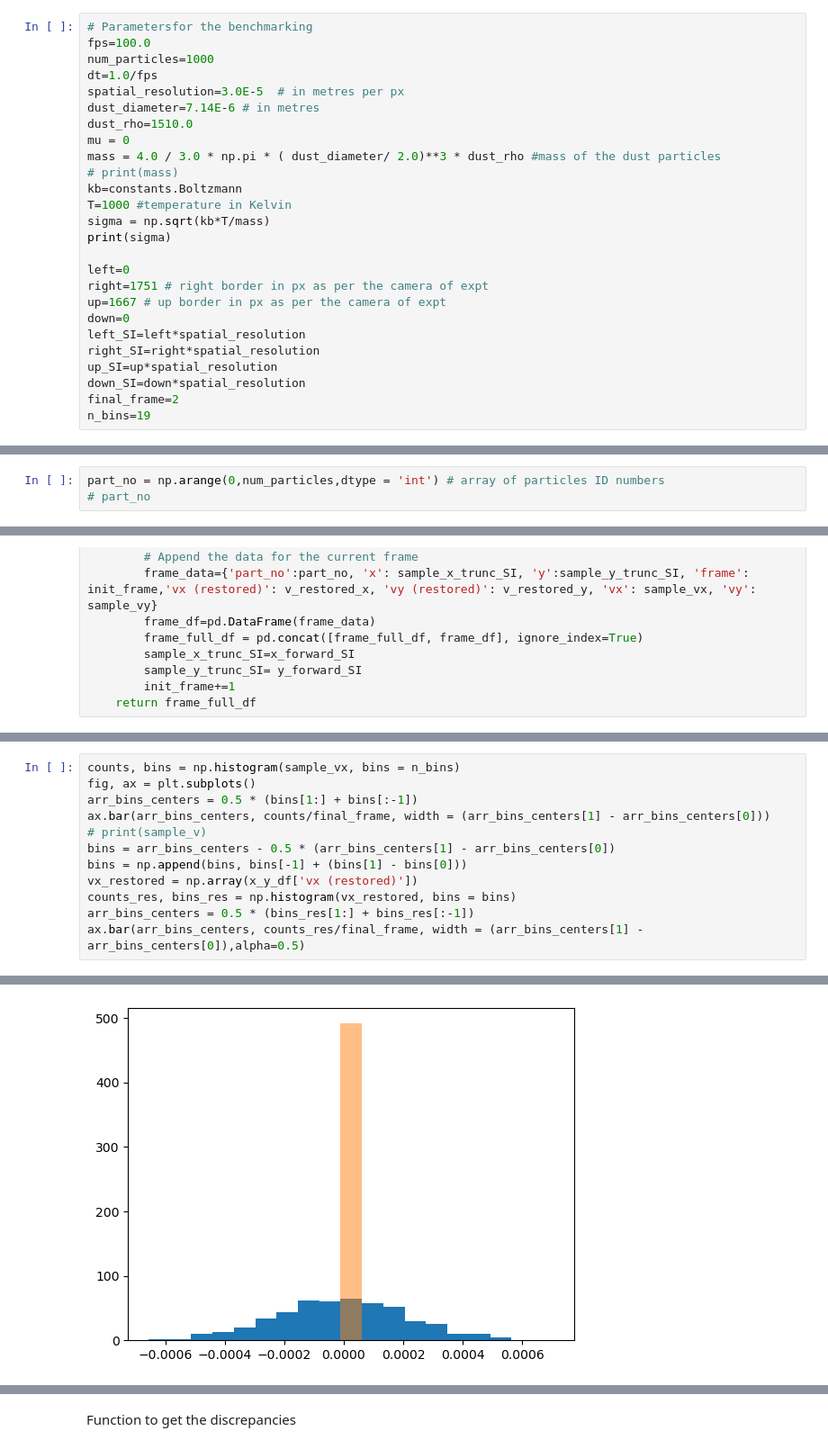
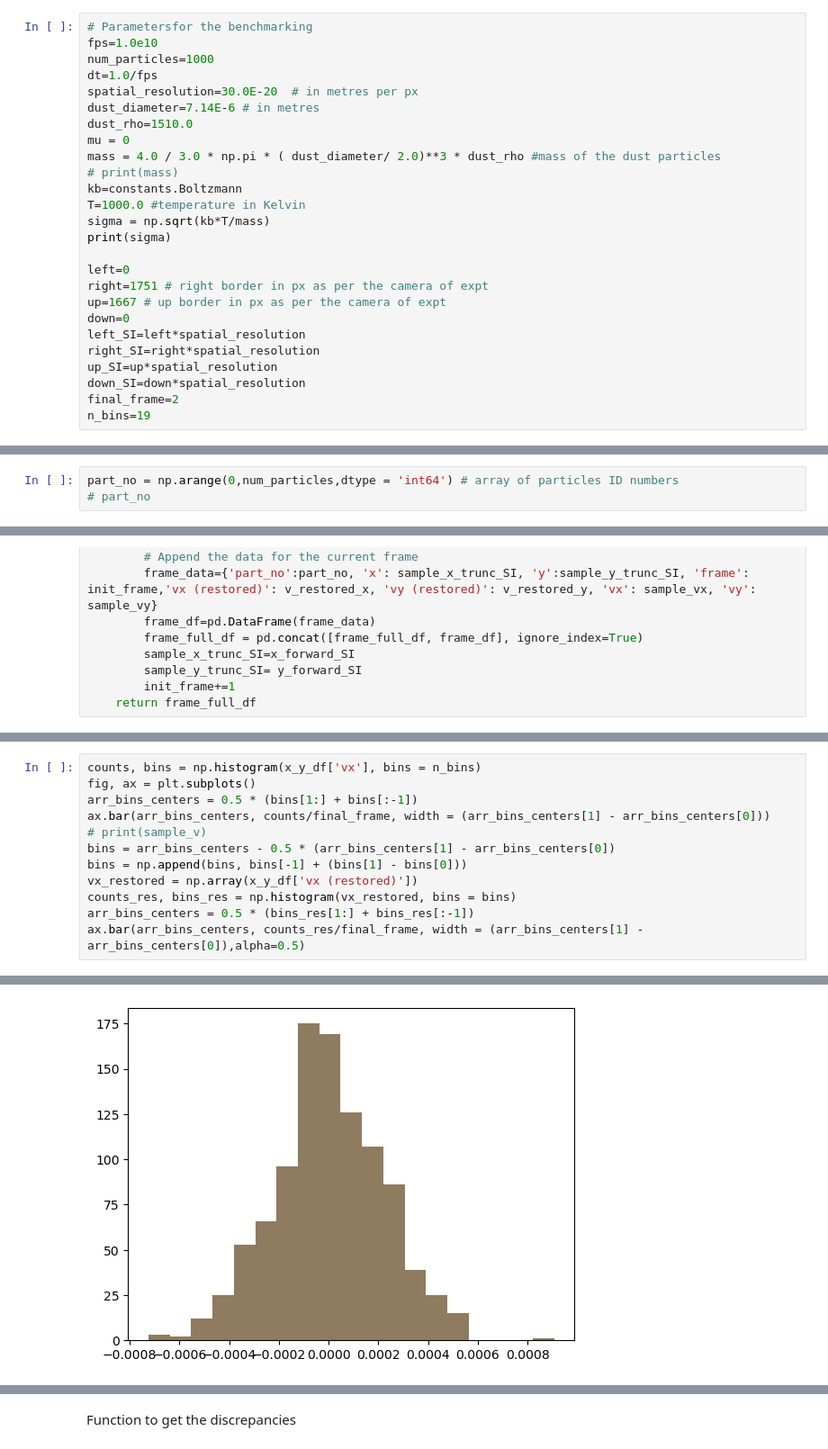
Before and after one commit to ParthM1504/Benchmarking-Dusty-Plasma-Temperature-Code, a Jupyter notebook: Benchmarking.ipynb, the cells around one changed output, grey strips where cells are left out. Shown at 90% size. Saved outputs shown, nothing was run; the diff lists cells and outputs as text.

```diff
--- a/Benchmarking.ipynb
+++ b/Benchmarking.ipynb
@@ -9,17 +9,17 @@ from scipy import constants
 Defining the Variables
 # %%
 # Parametersfor the benchmarking
-fps=100.0
+fps=1.0e10
 num_particles=1000
 dt=1.0/fps
-spatial_resolution=3.0E-5  # in metres per px
+spatial_resolution=30.0E-20  # in metres per px
 dust_diameter=7.14E-6 # in metres
 dust_rho=1510.0
 mu = 0
 mass = 4.0 / 3.0 * np.pi * ( dust_diameter/ 2.0)**3 * dust_rho #mass of the dust particles
 # print(mass)
 kb=constants.Boltzmann
-T=1000 #temperature in Kelvin
+T=1000.0 #temperature in Kelvin
 sigma = np.sqrt(kb*T/mass)
 print(sigma)
 
@@ -77,5 +77,5 @@ print(sample_x_rough_prev_SI)
 # %%
-part_no = np.arange(0,num_particles,dtype = 'int') # array of particles ID numbers
+part_no = np.arange(0,num_particles,dtype = 'int64') # array of particles ID numbers
 # part_no
 # %% [markdown]
 Generating velocities
@@ -276,18 +277,18 @@ ax.bar(arr_bins_res_centers, counts_res/(final_frame), width = (arr_bins_centers
 # %%
-counts, bins = np.histogram(sample_vx, bins = n_bins)
+counts, bins = np.histogram(x_y_df['vx'], bins = n_bins)
 fig, ax = plt.subplots()
 arr_bins_centers = 0.5 * (bins[1:] + bins[:-1])
 ax.bar(arr_bins_centers, counts/final_frame, width = (arr_bins_centers[1] - arr_bins_centers[0]))
 # print(sample_v)
 bins = arr_bins_centers - 0.5 * (arr_bins_centers[1] - arr_bins_centers[0])
 bins = np.append(bins, bins[-1] + (bins[1] - bins[0]))
 vx_restored = np.array(x_y_df['vx (restored)'])
 counts_res, bins_res = np.histogram(vx_restored, bins = bins)
 arr_bins_centers = 0.5 * (bins_res[1:] + bins_res[:-1])
 ax.bar(arr_bins_centers, counts_res/final_frame, width = (arr_bins_centers[1] - arr_bins_centers[0]),alpha=0.5)
 # %% [output]
 <BarContainer object of 19 artists>
-[figure, old version]
+[figure, new version]
 # %%
 vx_restored=x_y_df['vx (restored)']
 sample_vx=x_y_df['vx']
```
Also changed, not shown: parts of 26 cells of this notebook.
